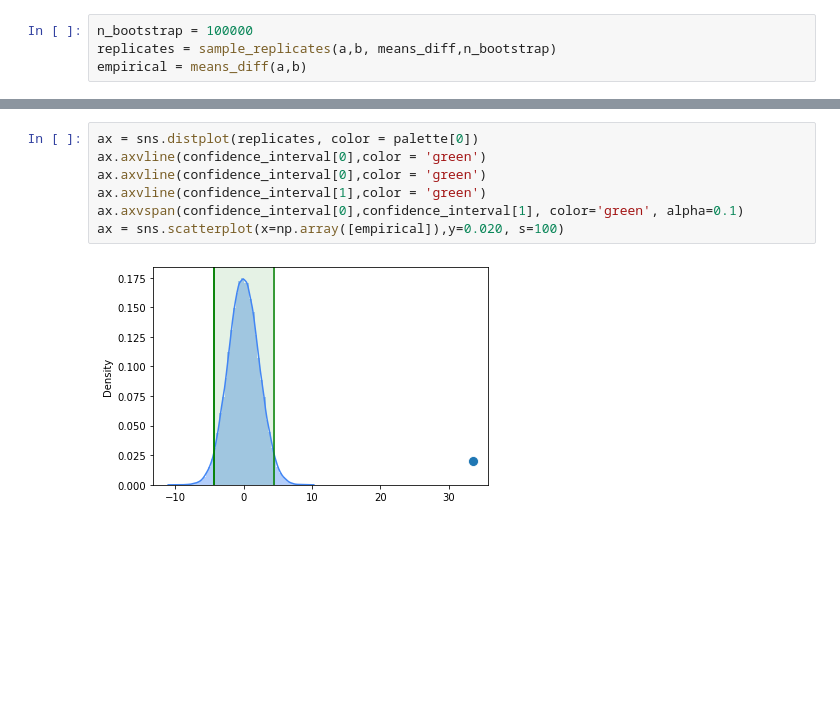
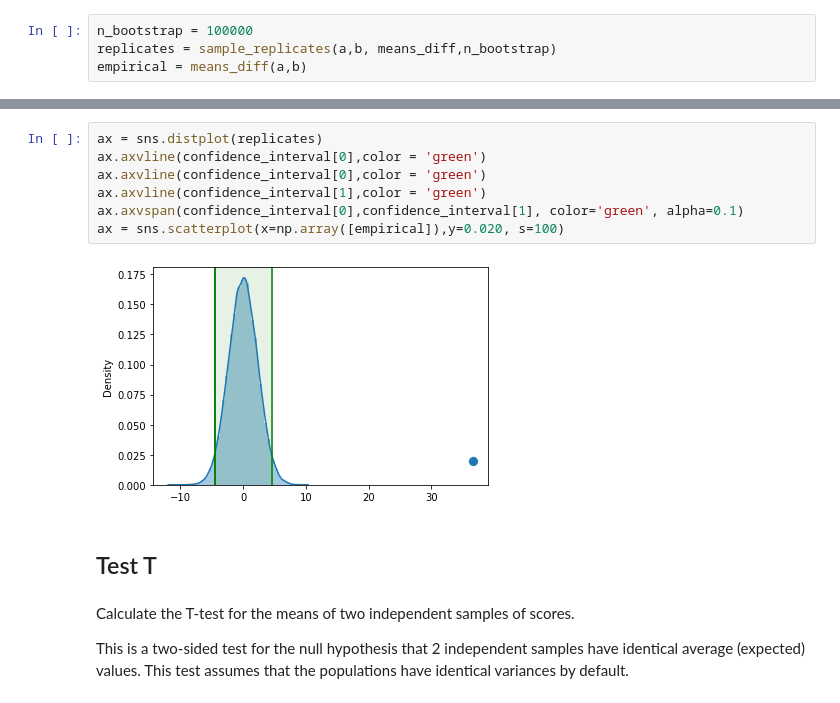
Before and after one commit to cbvreis/estatistica-testes-hipoteses, a Jupyter notebook: main.ipynb, the cells around one changed output, grey strips where cells are left out. Saved outputs shown, nothing was run; the diff lists cells and outputs as text; blank space fills up the shorter version.

```diff
--- a/main.ipynb
+++ b/main.ipynb
@@ -202,9 +225,15 @@ Confidence interval is [-4.389    4.45505]
 # %%
-ax = sns.distplot(replicates, color = palette[0])
+ax = sns.distplot(replicates)
 ax.axvline(confidence_interval[0],color = 'green')
 ax.axvline(confidence_interval[0],color = 'green')
 ax.axvline(confidence_interval[1],color = 'green')
 ax.axvspan(confidence_interval[0],confidence_interval[1], color='green', alpha=0.1)
 ax = sns.scatterplot(x=np.array([empirical]),y=0.020, s=100)
 # %% [output]
-[figure, old version]
+[figure, new version]
+# %% [markdown]
+## Test T
+# %% [markdown]
+Calculate the T-test for the means of two independent samples of scores.
+
+This is a two-sided test for the null hypothesis that 2 independent samples have identical average (expected) values. This test assumes that the populations have identical variances by default.
```
Also changed, not shown: parts of 22 cells of this notebook, 1 other file.
